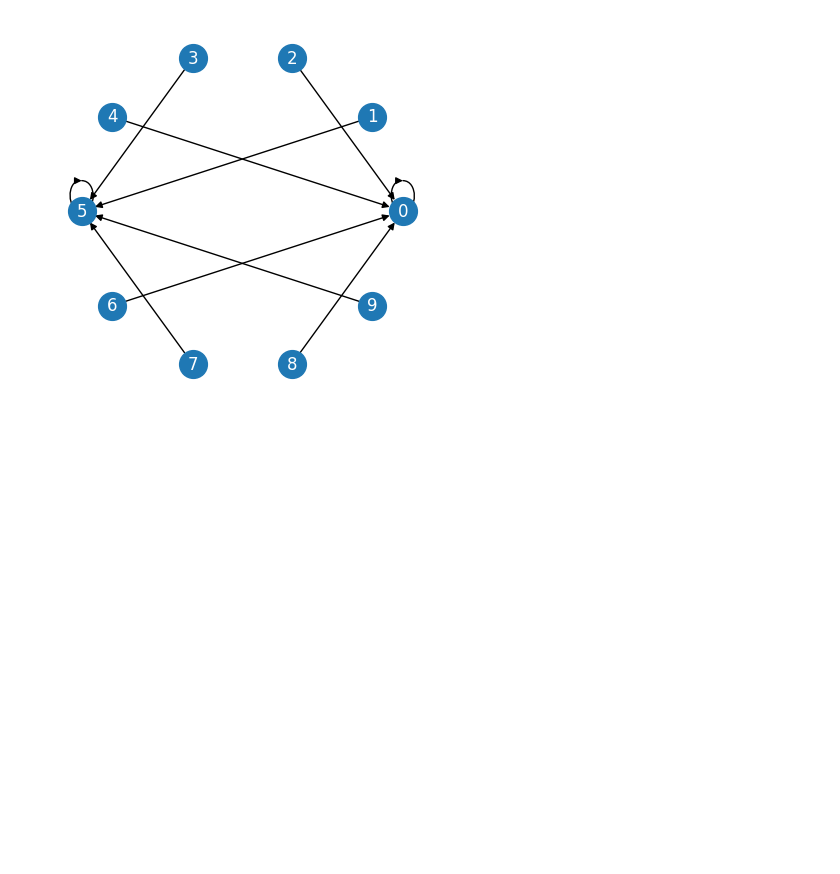
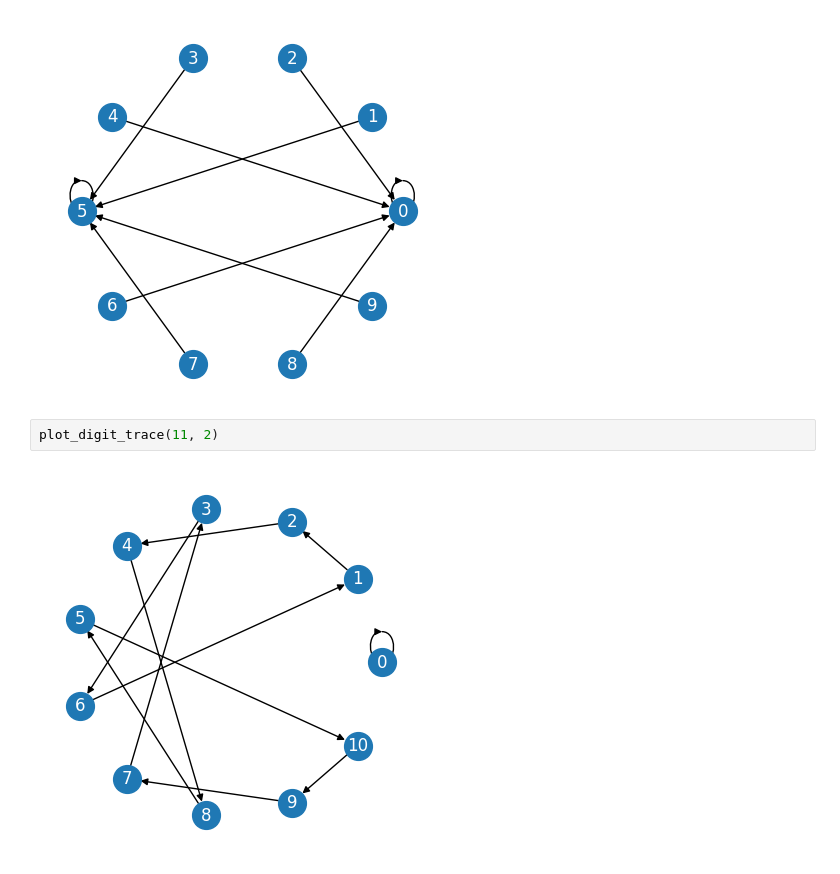
Before and after one commit to jelaiw/number-theory-class, a Jupyter notebook: fermats_little_theorem.ipynb, the cells around one changed output. Saved outputs shown, nothing was run; the diff lists cells and outputs as text; blank space fills up the shorter version.

Commit message:
Plot for tracing last digits with prime modulus 11.

```diff
--- a/fermats_little_theorem.ipynb
+++ b/fermats_little_theorem.ipynb
@@ -27,3 +27,7 @@ plot_digit_trace(10, 3)
 plot_digit_trace(10, 5)
 # %% [output]
 [figure]
+# %%
+plot_digit_trace(11, 2)
+# %% [output]
+[figure, added]
```
Also changed, not shown: parts of 1 cell of this notebook.
